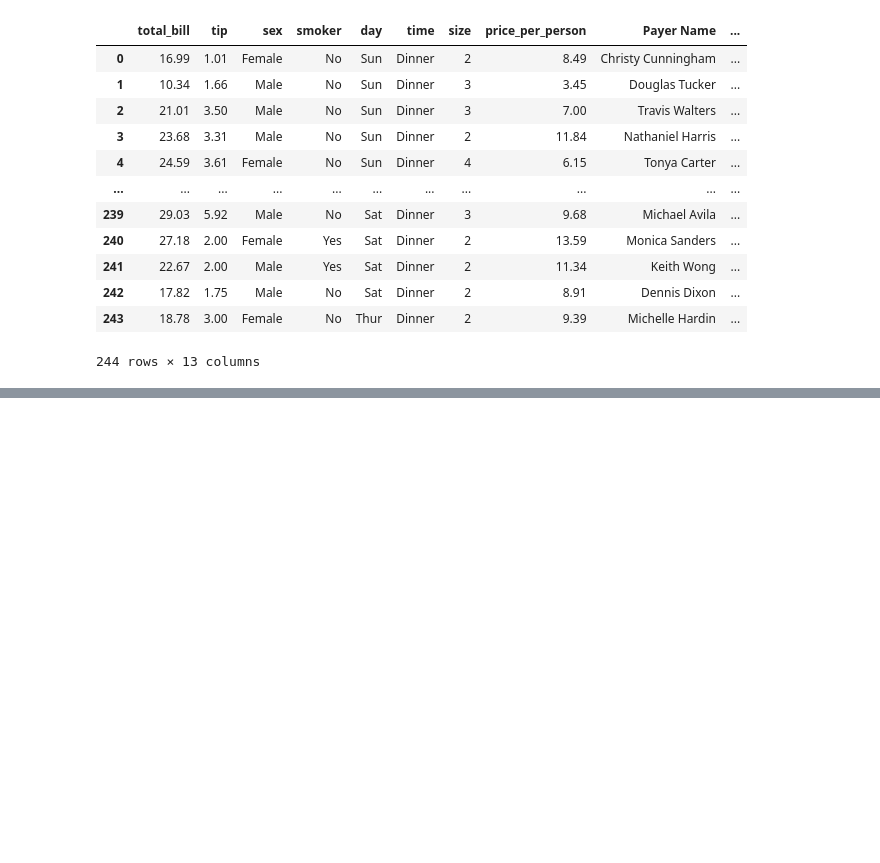
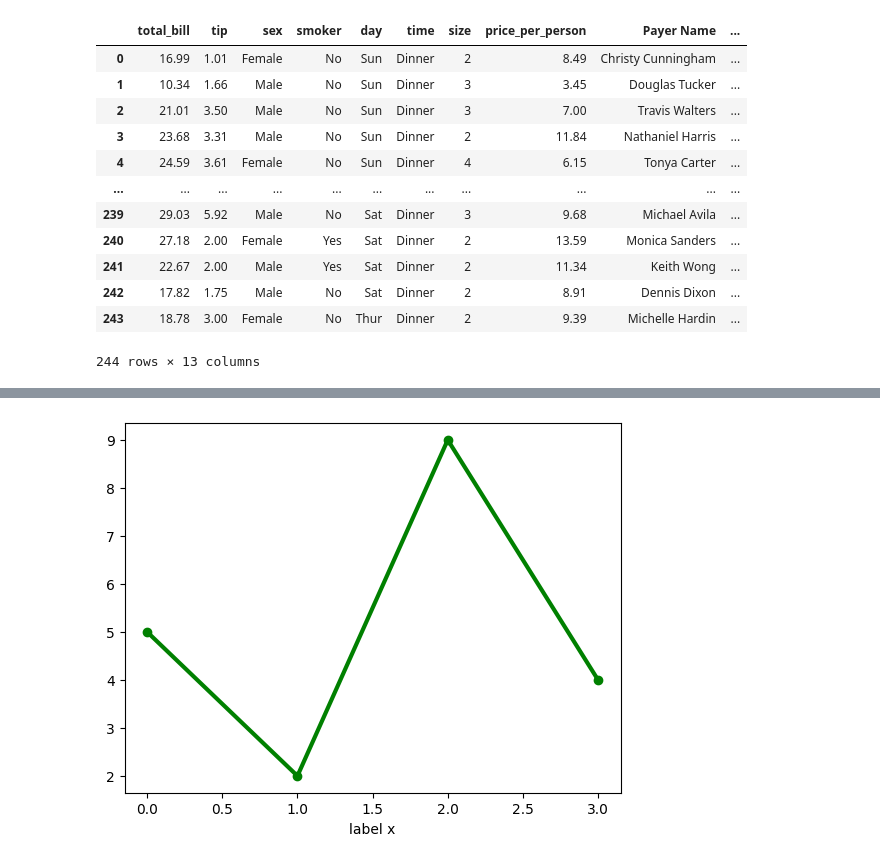
Before and after one commit to Danielefici/Training, a Jupyter notebook: data.ipynb, the cells around one changed output, grey strips where cells are left out. Saved outputs shown, nothing was run; the diff lists cells and outputs as text; code cells hidden in the pictures; blank space fills up the shorter version.

```diff
--- a/data.ipynb
+++ b/data.ipynb
@@ -185,0 +208,5 @@ df
+# %%
+plt.plot([5, 2, 9, 4], marker='o', linewidth=3,color='green')  #
+plt.xlabel('label x');
+# %% [output]
+[figure, added]
```
Also changed, not shown: parts of 37 cells of this notebook, 1 other file.
